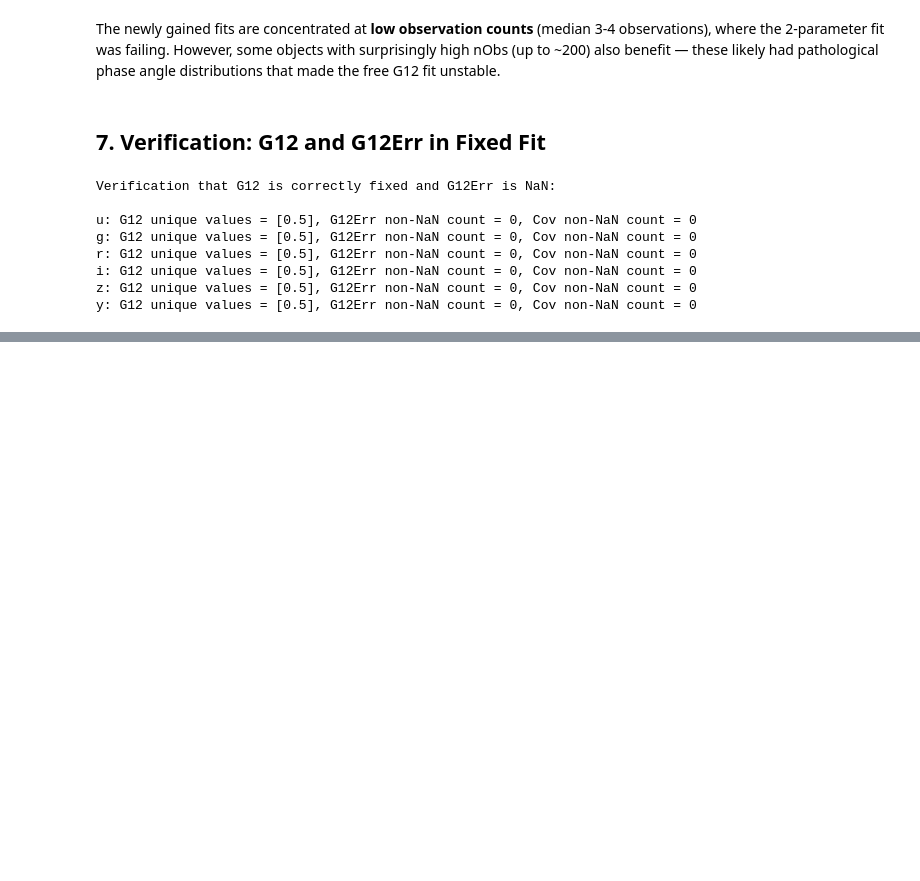
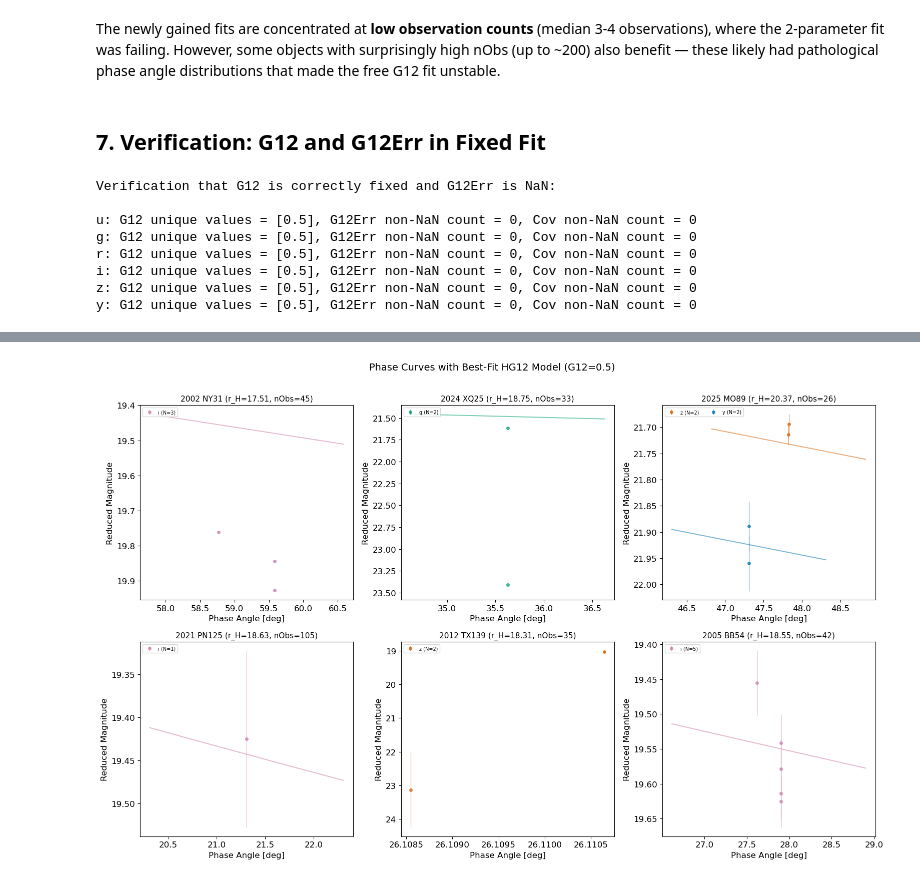
Before and after one commit to lsst/pipe_tasks, a Jupyter notebook: analysis/hg12_comparison.ipynb, the cells around one changed output, grey strips where cells are left out. Saved outputs shown, nothing was run; the diff lists cells and outputs as text; code cells hidden in the pictures; blank space fills up the shorter version.

```diff
--- a/analysis/hg12_comparison.ipynb
+++ b/analysis/hg12_comparison.ipynb
@@ -488,0 +563,52 @@ The universally elevated reduced chi2 values (median ~3-20 depending on band and
+# %%
+nrows = int(np.ceil(len(target_desigs) / 3))
+fig, axes = plt.subplots(nrows, 3, figsize=(16, 5 * nrows))
+if nrows == 1:
+    axes = axes[np.newaxis, :]
+axes_flat = axes.flat
+
+for idx, desig in enumerate(target_desigs):
+    ax = axes_flat[idx]
+    obj_row = df4[df4['designation'] == desig].iloc[0]
+    obs = sss[sss['designation'] == desig].copy()
+
+    # Plot observed data points by band
+    for b in BANDS:
+        bobs = obs[obs['DIA_band'] == b]
+        if len(bobs) == 0:
+            continue
+        ax.errorbar(
+            bobs['phaseAngle'], bobs['reducedMag'],
+            yerr=bobs['magErr'], fmt='o', ms=4, alpha=0.7,
+            color=BAND_COLORS[b], label=f'{b} (N={len(bobs)})',
+            elinewidth=0.8, capsize=0,
+        )
+
+        # Overplot HG12 model curve for this band
+        H_val = obj_row[f'{b}_H']
+        if pd.notna(H_val):
+            pa_min = bobs['phaseAngle'].min()
+            pa_max = bobs['phaseAngle'].max()
+            pa_grid = np.linspace(max(pa_min - 1, 0.1), pa_max + 1, 200)
+            pa_rad = np.deg2rad(pa_grid)
+            model_mag = HG12_model(pa_rad, [H_val, 0.5])
+            ax.plot(pa_grid, model_mag, '-', color=BAND_COLORS[b],
+                    alpha=0.5, linewidth=1.5)
+
+    ax.invert_yaxis()
+    ax.set_xlabel('Phase Angle [deg]')
+    ax.set_ylabel('Reduced Magnitude')
+    ax.set_title(f'{desig} (r_H={obj_row["r_H"]:.2f}, '
+                 f'nObs={obj_row["nObs"]})', fontsize=11)
+    ax.legend(fontsize=7, loc='upper left', ncol=2)
+
+# Hide unused axes
+for idx in range(len(target_desigs), len(axes_flat)):
+    axes_flat[idx].set_visible(False)
+
+fig.suptitle('Phase Curves with Best-Fit HG12 Model (G12=0.5)',
+             fontsize=14, y=1.01)
+plt.tight_layout()
+plt.show()
+# %% [output]
+[figure, added]
```
Also changed, not shown: parts of 15 cells of this notebook.
